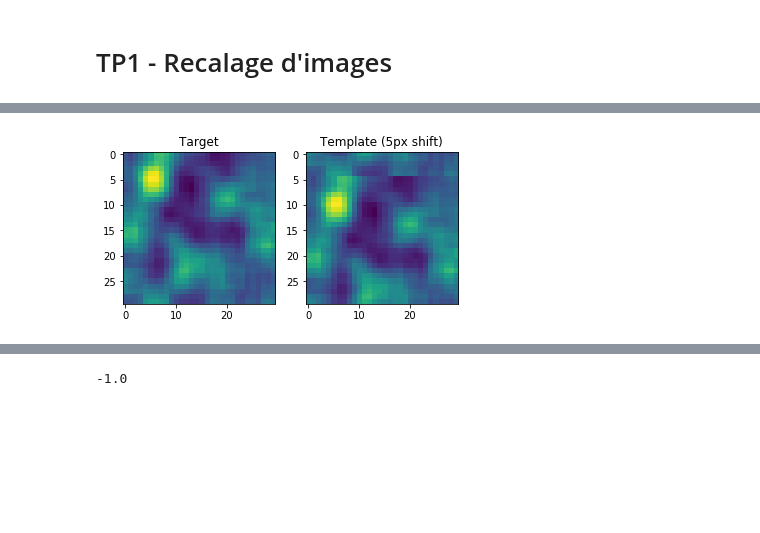
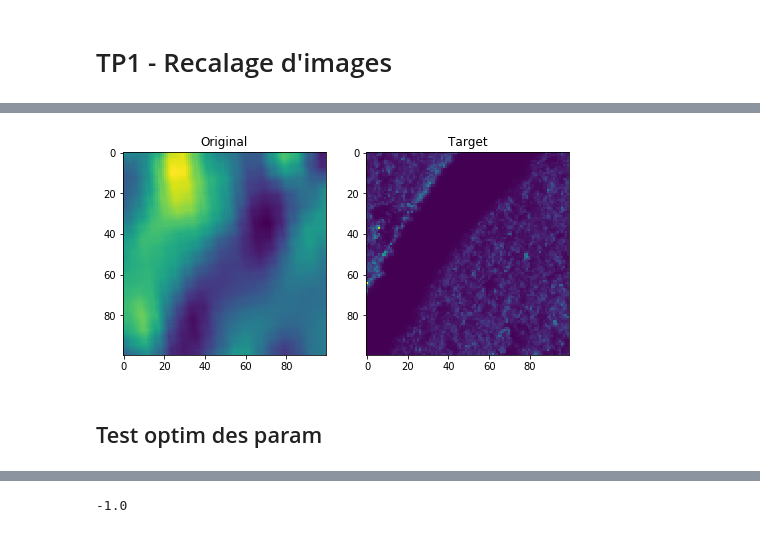
Before and after one commit to YamSok/CESBIO_BIOMASS, a Jupyter notebook: optim.ipynb, the cells around one changed output, grey strips where cells are left out. Saved outputs shown, nothing was run; the diff lists cells and outputs as text; code cells hidden in the pictures; blank space fills up the shorter version.

Commit message:
tests de param tp optim + ajouts directives pour correlate

```diff
--- a/optim.ipynb
+++ b/optim.ipynb
@@ -177,6 +169,10 @@ def RecalageGN(f,g,lamb,mu,nitermax,stepini,epsi) :
         if (niter % 3 ==0) :
             print('iteration :',niter,' cost function :',obj,'step :',step)
     return ux,uy,np.array(CF),np.array(step_list),niter
+
+def gaussianFilter(img,factor):
+    kernel = np.ones((factor,factor),np.float32)/(factor**2)
+    return cv2.filter2D(img,-1,kernel)
 # %%
 def get_images():
     band1 = np.loadtxt("band1.txt")
@@ -186,17 +198,21 @@ b1,b2 = get_images()
 # %%
-im1 = b2[1000:1030,500:530]
-template = np.roll(target,5,axis=0)
-kernel = np.ones((5,5),np.float32)/25
-target = cv2.filter2D(im1,-1,kernel)
+target = b2[1000:1100,10:110]
+original = gaussianFilter(b1[1000:1100,10:110],5)
+#template = np.roll(target,5,axis=0)
 
-fig, ax = plt.subplots(1,2)
-ax[0].imshow(target)
-ax[0].set_title("Target")
-ax[1].imshow(template)
-ax[1].set_title("Template (5px shift)")
+
+fig, ax = plt.subplots(1,2, figsize=(8,8))
+ax[0].imshow(original)
+ax[0].set_title("Original")
+ax[1].imshow(target)
+ax[1].set_title("Target")
+# ax[1].imshow(template)
+# ax[1].set_title("Template (5px shift)")
 plt.show()
 # %% [output]
-[figure, old version]
+[figure, new version]
+# %% [markdown]
+## Test optim des param
 # %%
 lamb = np.linspace(-1,1.5,10)
 mu = np.copy(0.1*lamb)
```
Also changed, not shown: parts of 9 cells of this notebook, 1 other file.
